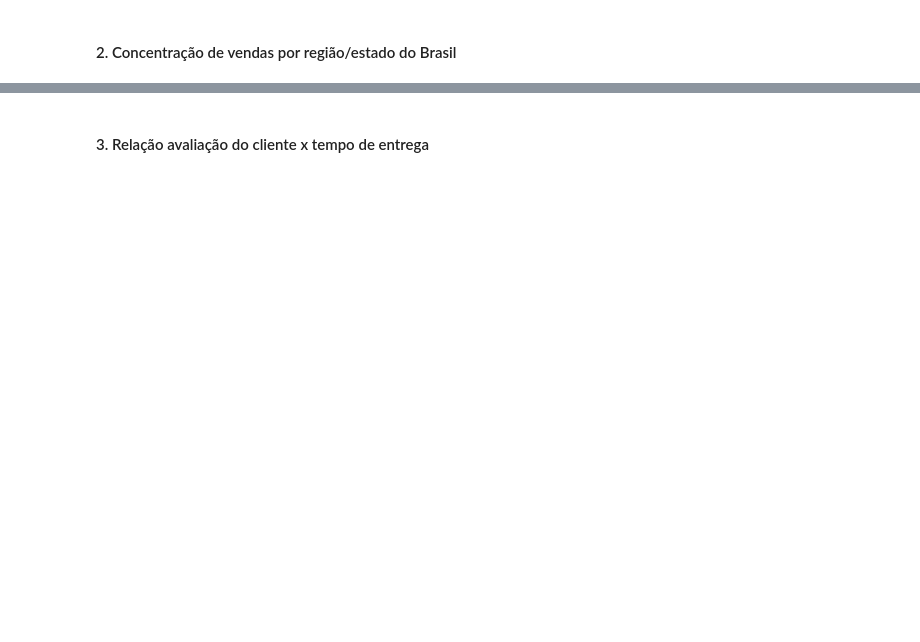
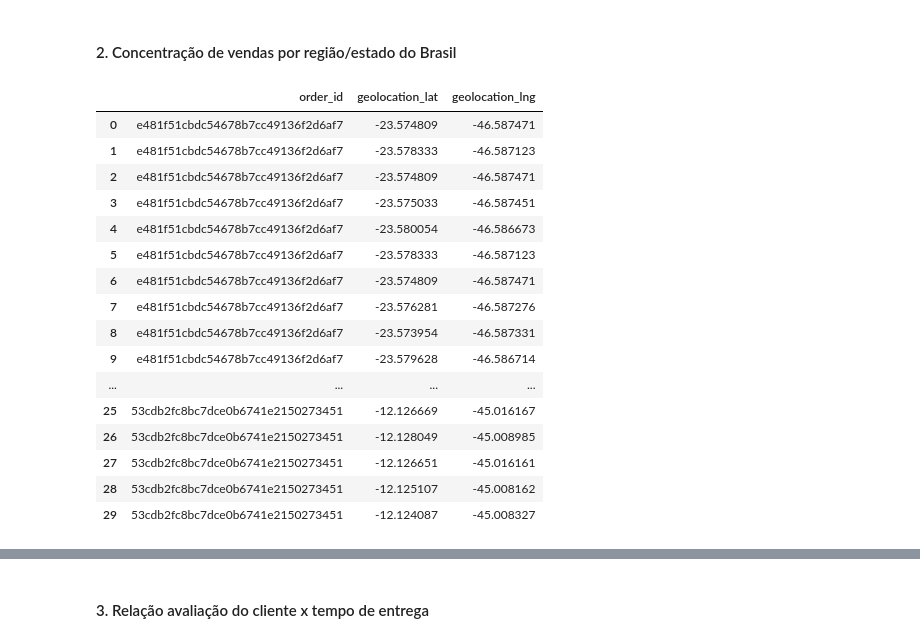
Before and after one commit to JoaoVictorLuz/Desafio_trigo-ai, a Jupyter notebook: projeto.ipynb, the cells around one changed output, grey strips where cells are left out. Cells and saved outputs as stored; diff of their text form; code cells hidden in the pictures; blank space fills up the shorter version.

```diff
--- a/projeto.ipynb
+++ b/projeto.ipynb
@@ -403,2 +441,51 @@ display(valor_medio_por_estado.head(25))
 # %% [markdown]
 #### 2. Concentração de vendas por região/estado do Brasil
+# %%
+import folium
+from folium.plugins import HeatMap
+
+
+orders_customers = orders_df[['order_id', 'customer_id']].merge(customers_df[['customer_id', 'customer_zip_code_prefix']], on='customer_id', how='inner')
+
+orders_customers_geolocation = orders_customers.merge(geolocation_df[['geolocation_zip_code_prefix', 'geolocation_lat', 'geolocation_lng']],
+                                                      left_on='customer_zip_code_prefix', right_on='geolocation_zip_code_prefix', how='inner')
+
+vendas_com_latitude_longitude = orders_customers_geolocation[['order_id', 'geolocation_lat', 'geolocation_lng']]
+
+display(vendas_com_latitude_longitude.head(30))
+
+# Amostra para evitar sobrecarga de memória (opcional)
+sample_size = 50000
+vendas_sample = vendas_com_latitude_longitude.sample(n=sample_size, random_state=42)
+
+# Criar o mapa centralizado no Brasil
+m = folium.Map(location=[-14.2350, -51.9253], zoom_start=4)
+
+# Adicionar o HeatMap
+HeatMap(
+    data=vendas_sample[['geolocation_lat', 'geolocation_lng']].values,
+    radius=8,
+    blur=10,
+    min_opacity=0.2,
+    max_zoom=1
+).add_to(m)
+
+m
+# %% [output]
+|  | order_id | geolocation_lat | geolocation_lng |
+| 0 | e481f51cbdc54678b7cc49136f2d6af7 | -23.574809 | -46.587471 |
+| 1 | e481f51cbdc54678b7cc49136f2d6af7 | -23.578333 | -46.587123 |
+| 2 | e481f51cbdc54678b7cc49136f2d6af7 | -23.574809 | -46.587471 |
+| 3 | e481f51cbdc54678b7cc49136f2d6af7 | -23.575033 | -46.587451 |
+| 4 | e481f51cbdc54678b7cc49136f2d6af7 | -23.580054 | -46.586673 |
+| 5 | e481f51cbdc54678b7cc49136f2d6af7 | -23.578333 | -46.587123 |
+| 6 | e481f51cbdc54678b7cc49136f2d6af7 | -23.574809 | -46.587471 |
+| 7 | e481f51cbdc54678b7cc49136f2d6af7 | -23.576281 | -46.587276 |
+| 8 | e481f51cbdc54678b7cc49136f2d6af7 | -23.573954 | -46.587331 |
+| 9 | e481f51cbdc54678b7cc49136f2d6af7 | -23.579628 | -46.586714 |
+| ... | ... | ... | ... |
+| 25 | 53cdb2fc8bc7dce0b6741e2150273451 | -12.126669 | -45.016167 |
+| 26 | 53cdb2fc8bc7dce0b6741e2150273451 | -12.128049 | -45.008985 |
+| 27 | 53cdb2fc8bc7dce0b6741e2150273451 | -12.126651 | -45.016161 |
+| 28 | 53cdb2fc8bc7dce0b6741e2150273451 | -12.125107 | -45.008162 |
+| 29 | 53cdb2fc8bc7dce0b6741e2150273451 | -12.124087 | -45.008327 |
```
Also changed, not shown: parts of 10 cells of this notebook.
